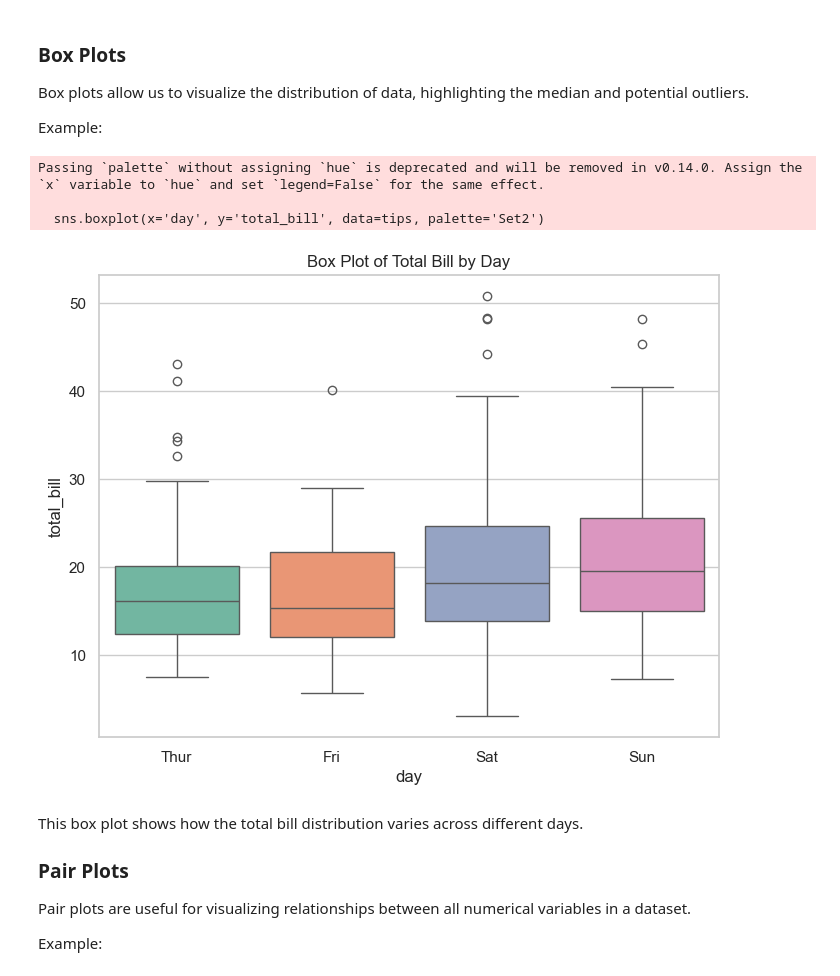
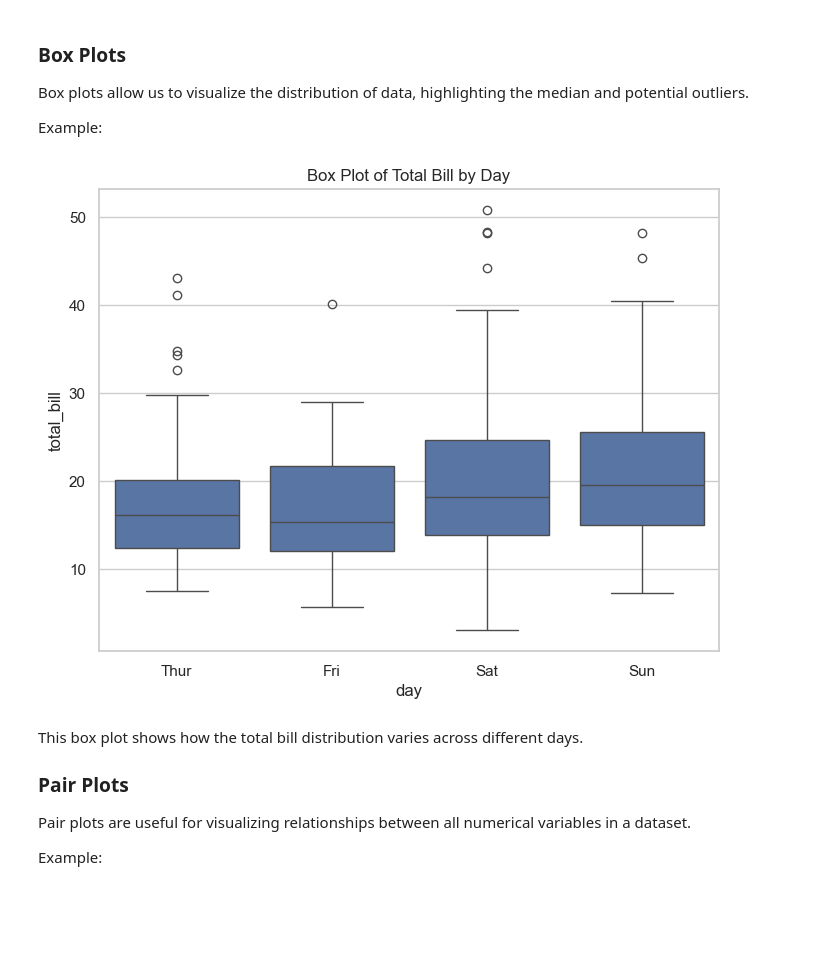
Before and after one commit to Nepal-College-of-Information-Technology/AI-Data-Science-Workshop-2024, a Jupyter notebook: Day 4: Data Visualization/Part2_Seaborn_and_Plotly.ipynb, the cells around one changed output. Drawn from its saved outputs; the diff is of its cells as text; code cells hidden in the pictures; blank space fills up the shorter version.

```diff
--- a/Day 4: Data Visualization/Part2_Seaborn_and_Plotly.ipynb
+++ b/Day 4: Data Visualization/Part2_Seaborn_and_Plotly.ipynb
@@ -71,15 +71,19 @@ Box plots allow us to visualize the distribution of data, highlighting the media
 
 Example:
 # %%
-plt.figure(figsize=(8,6))
-sns.boxplot(x='day', y='total_bill', data=tips, palette='Set2')
+import matplotlib.pyplot as plt
+import seaborn as sns
+from seaborn import load_dataset
+
+# Load the example dataset
+tips = load_dataset('tips')
+
+plt.figure(figsize=(8, 6))
+sns.boxplot(x='day', y='total_bill', data=tips)
 plt.title('Box Plot of Total Bill by Day')
 plt.show()
 # %% [output]
-Passing `palette` without assigning `hue` is deprecated and will be removed in v0.14.0. Assign the `x` variable to `hue` and set `legend=False` for the same effect.
-
-  sns.boxplot(x='day', y='total_bill', data=tips, palette='Set2')
-[figure, old version]
+[figure, new version]
 # %% [markdown]
 This box plot shows how the total bill distribution varies across different days.
 
```
